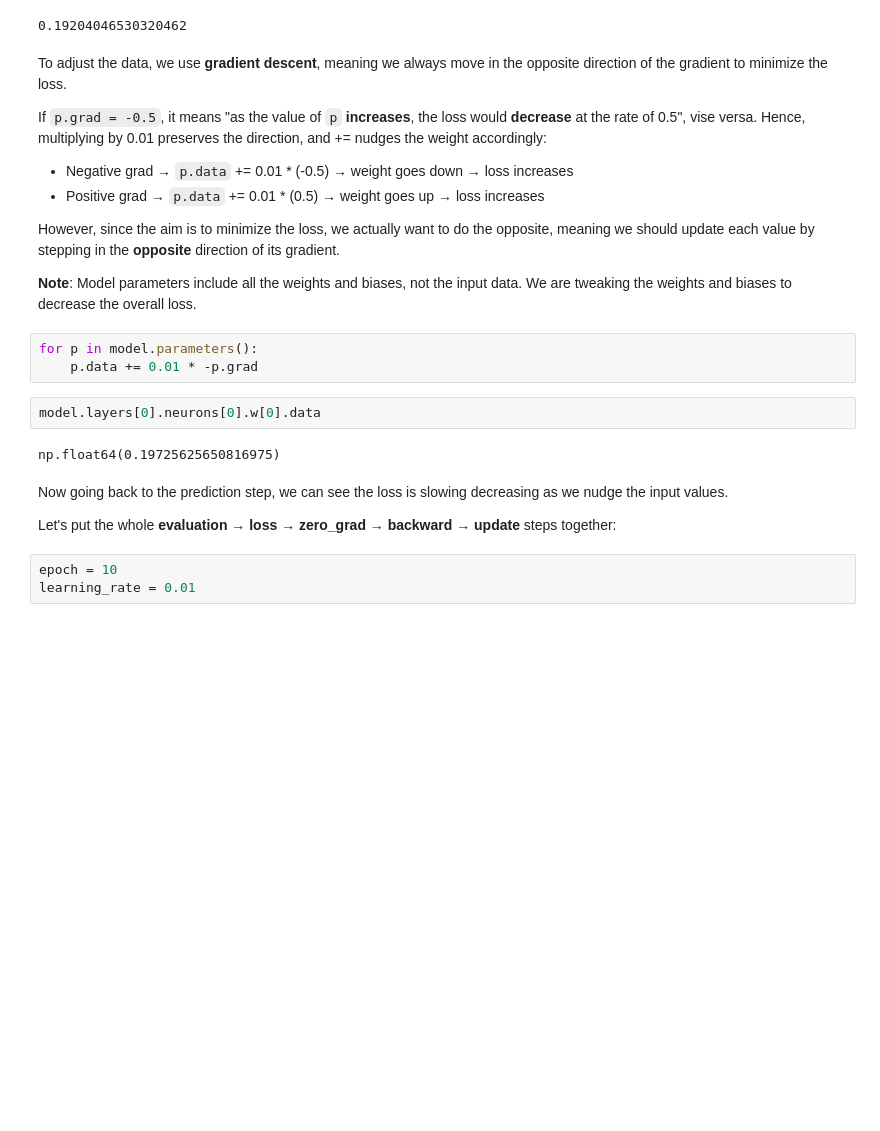
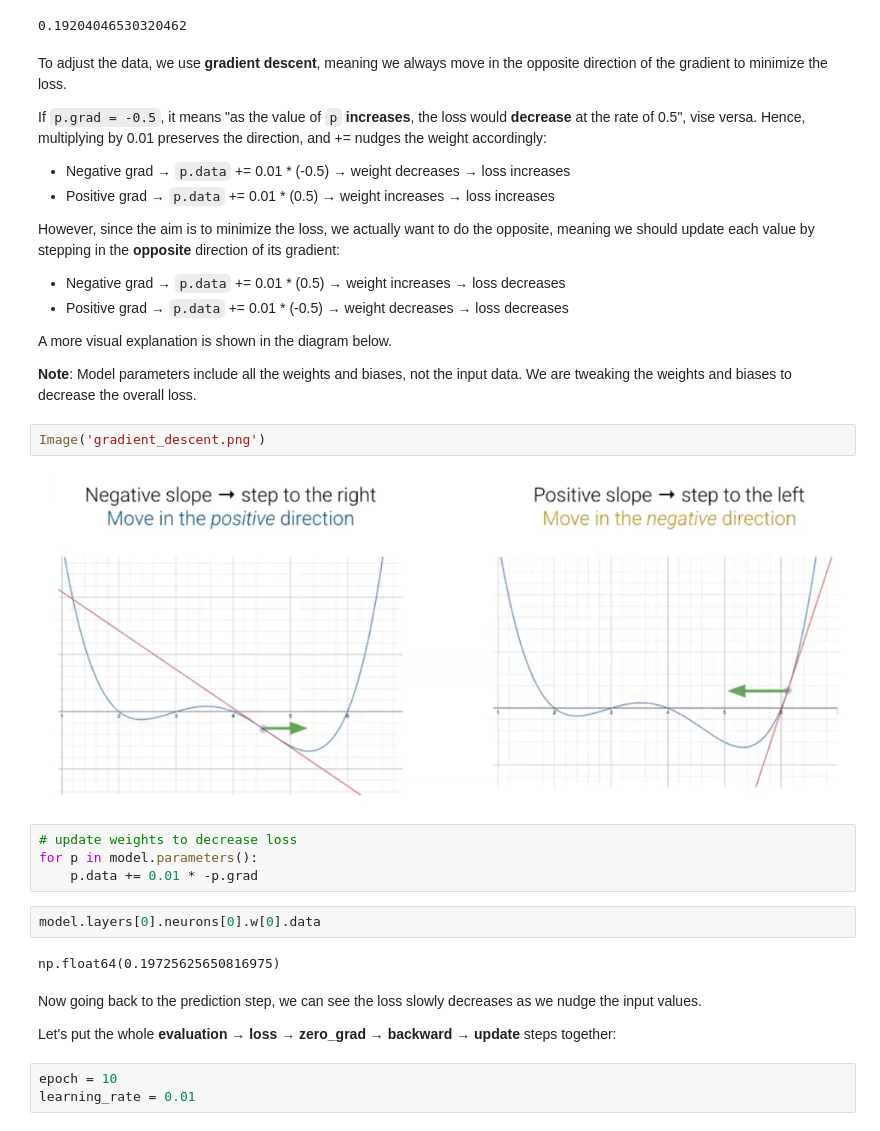
Before and after one commit to michaelwsd/neural-networks, a Jupyter notebook: micrograd/micrograd.ipynb, the cells around one changed output. Saved outputs shown, nothing was run; the diff lists cells and outputs as text; blank space fills up the shorter version.

```diff
--- a/micrograd/micrograd.ipynb
+++ b/micrograd/micrograd.ipynb
@@ -442,13 +442,22 @@ model.layers[0].neurons[0].w[0].data
 To adjust the data, we use **gradient descent**, meaning we always move in the opposite direction of the gradient to minimize the loss.
 
 If `p.grad = -0.5`, it means "as the value of `p` **increases**, the loss would **decrease** at the rate of 0.5", vise versa. Hence, multiplying by 0.01 preserves the direction, and += nudges the weight accordingly:
-- Negative grad → `p.data` += 0.01 * (-0.5) → weight goes down → loss increases
-- Positive grad → `p.data` += 0.01 * (0.5) → weight goes up → loss increases
+- Negative grad → `p.data` += 0.01 * (-0.5) → weight decreases → loss increases
+- Positive grad → `p.data` += 0.01 * (0.5) → weight increases → loss increases
 
-However, since the aim is to minimize the loss, we actually want to do the opposite, meaning we should update each value by stepping in the **opposite** direction of its gradient.
+However, since the aim is to minimize the loss, we actually want to do the opposite, meaning we should update each value by stepping in the **opposite** direction of its gradient:
+- Negative grad → `p.data` += 0.01 * (0.5) → weight increases → loss decreases
+- Positive grad → `p.data` += 0.01 * (-0.5) → weight decreases → loss decreases
+
+A more visual explanation is shown in the diagram below.
 
 **Note**: Model parameters include all the weights and biases, not the input data. We are tweaking the weights and biases to decrease the overall loss.
+# %%
+Image('gradient_descent.png')
+# %% [output]
+[figure, added]
 # %%
+# update weights to decrease loss
 for p in model.parameters():
     p.data += 0.01 * -p.grad
 # %%
@@ -456,7 +465,7 @@ model.layers[0].neurons[0].w[0].data
 # %% [output]
 np.float64(0.19725625650816975)
 # %% [markdown]
-Now going back to the prediction step, we can see the loss is slowing decreasing as we nudge the input values.
+Now going back to the prediction step, we can see the loss slowly decreases as we nudge the input values.
 
 Let's put the whole **evaluation → loss → zero_grad → backward → update** steps together:
 # %%
```
Also changed, not shown: parts of 1 cell of this notebook, 2 other files.
